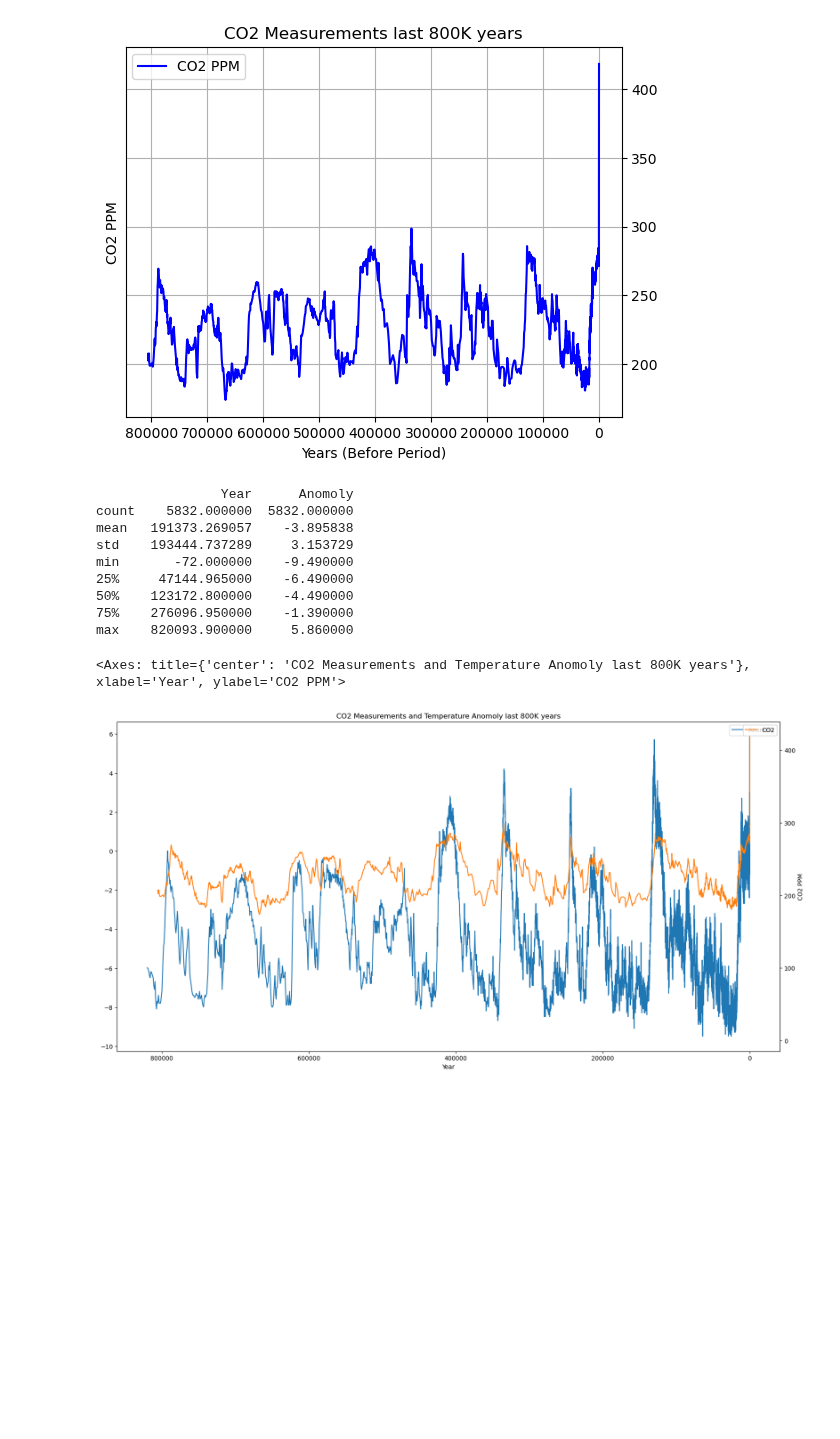
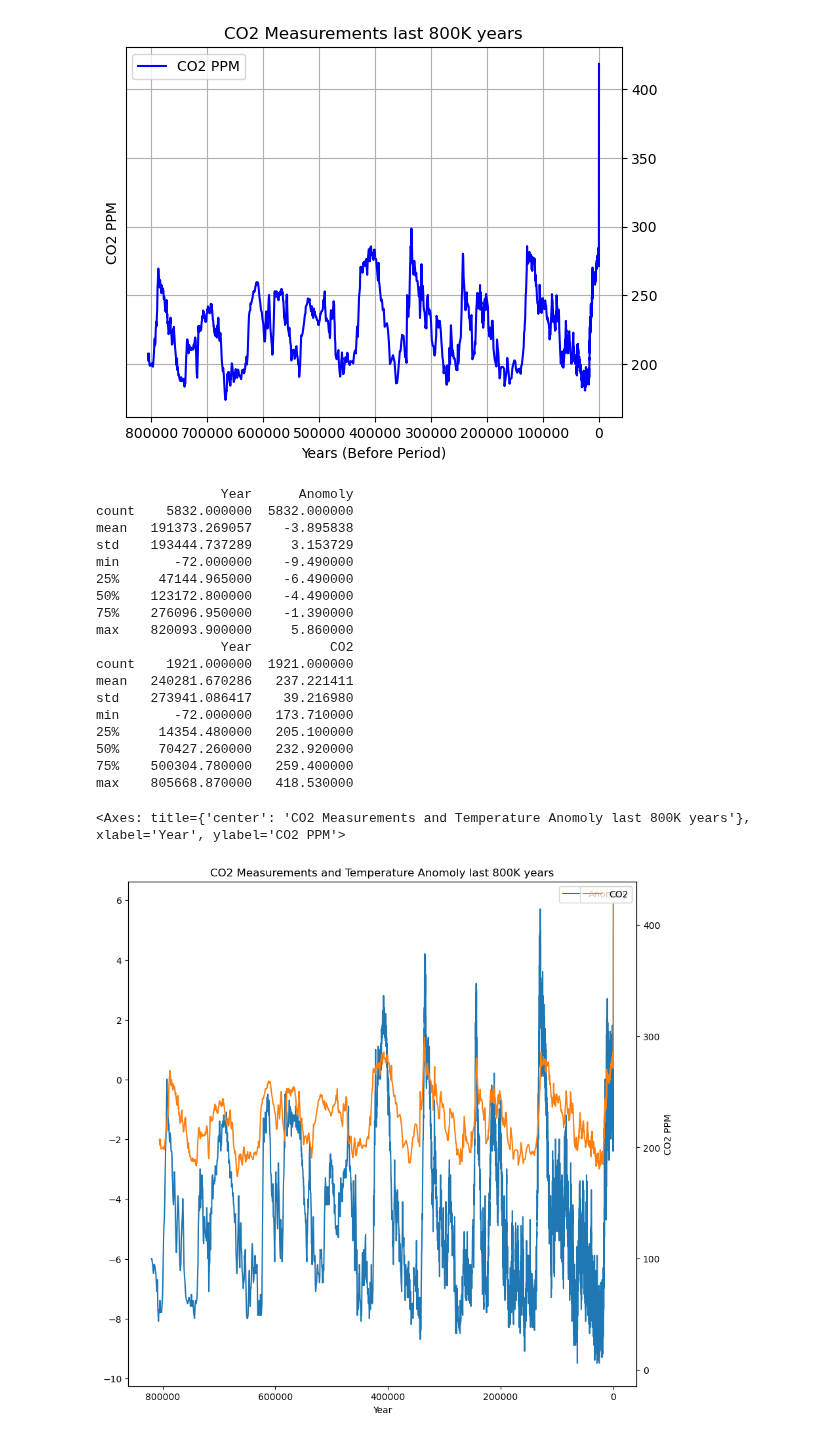
Before and after one commit to AudeAllen/PDA_Project2, a Jupyter notebook: PDA_Project2.ipynb, the cells around one changed output. Drawn from its saved outputs; the diff is of its cells as text; code cells hidden in the pictures; blank space fills up the shorter version.

```diff
--- a/PDA_Project2.ipynb
+++ b/PDA_Project2.ipynb
@@ -470,32 +470,45 @@ Temp = pd.read_csv('FinalData/TemperatureAnomoly.csv', header = 0, index_col = 0
 # plot both overlayed
 # I also want to invert the x-axis
 
 
 SummaryTemp = TemperatureData.describe()
 
 print (SummaryTemp) # To get min and max temperature - As I am amalgamating the data from 2000 onwards there is a larger spike or
 # anomoly than expected but the trend is similar to other graphs online in regards to CO2 and temperature.
 
-ax = Temp.plot(figsize=(20,10))
+SummaryCO2 = CO2Data.describe()
+
+print (SummaryCO2)
+
+ax = Temp.plot(figsize=(10,10))
 ax3 = ax.twinx()
 ax3.plot(-9.49,5.86)   # Get minimum and maximum temperature anomoly  - Ranges from -9.49 - 5.86
 ax.invert_xaxis()
 plt.title("CO2 Measurements and Temperature Anomoly last 800K years")
 plt.xlabel("Years (Before Period)")
 plt.ylabel("CO2 PPM")
 plt.grid(True)
 plt.savefig('Images/CO2andTemp.png') # Save to PNG file
 #ax3.yaxis.tick_right()
 CO2.plot(ax=ax3)
 # %% [output]
                 Year      Anomoly
 count    5832.000000  5832.000000
 mean   191373.269057    -3.895838
 std    193444.737289     3.153729
 min       -72.000000    -9.490000
 25%     47144.965000    -6.490000
 50%    123172.800000    -4.490000
 75%    276096.950000    -1.390000
 max    820093.900000     5.860000
+                Year          CO2
+count    1921.000000  1921.000000
+mean   240281.670286   237.221411
+std    273941.086417    39.216980
+min       -72.000000   173.710000
+25%     14354.480000   205.100000
+50%     70427.260000   232.920000
+75%    500304.780000   259.400000
+max    805668.870000   418.530000
 <Axes: title={'center': 'CO2 Measurements and Temperature Anomoly last 800K years'}, xlabel='Year', ylabel='CO2 PPM'>
-[figure, old version]
+[figure, new version]
```
Also changed, not shown: parts of 2 cells of this notebook, 1 other file.
